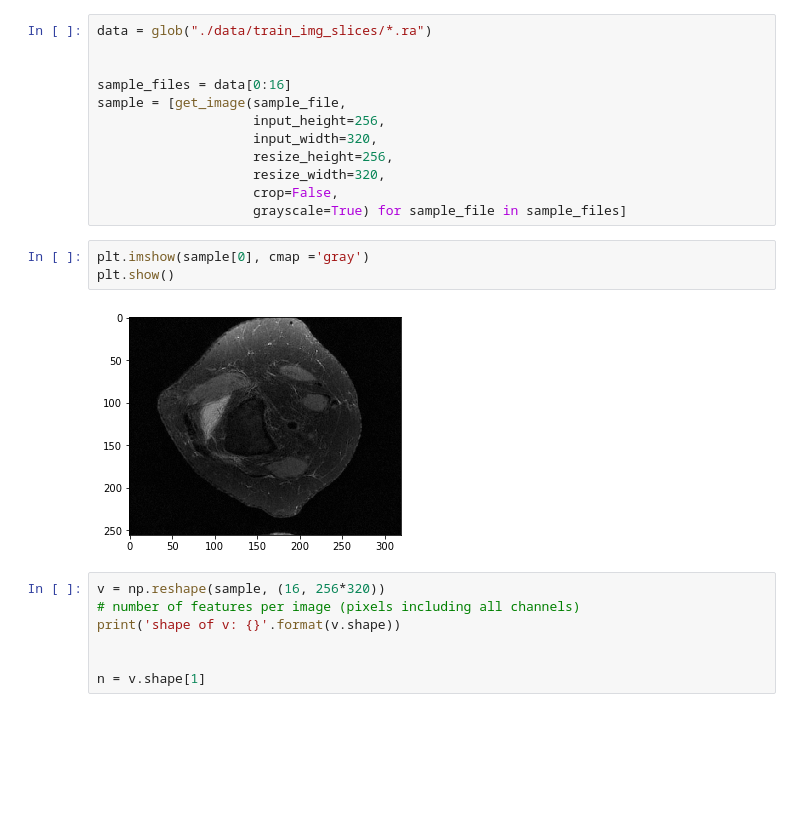
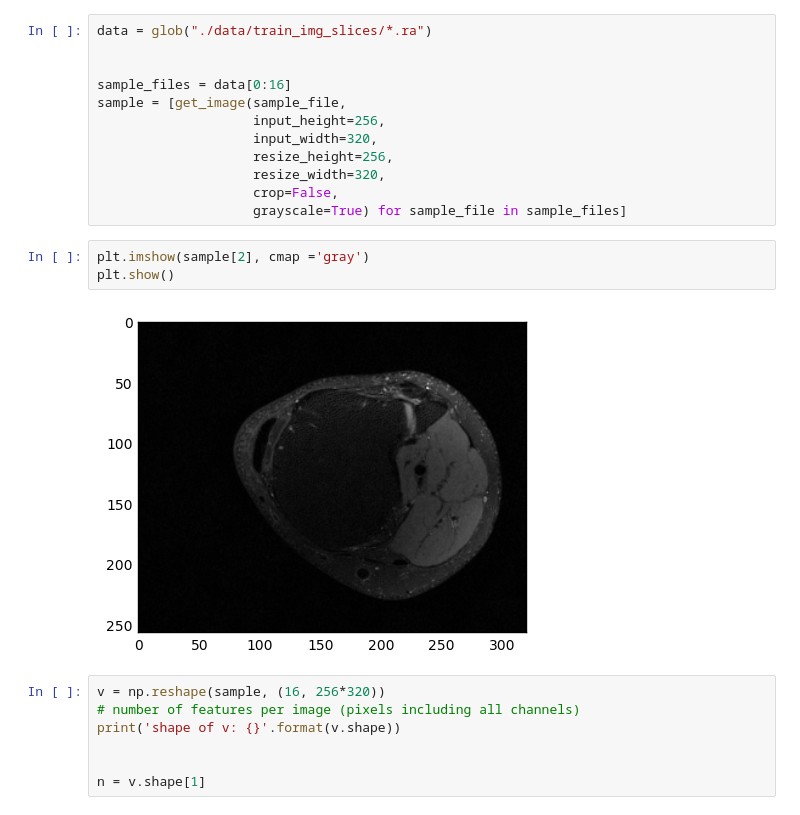
Before and after one commit to shloak/mri, a Jupyter notebook: 2train_z.ipynb, the cells around one changed output. Cells and saved outputs as stored; diff of their text form; blank space fills up the shorter version.

```diff
--- a/2train_z.ipynb
+++ b/2train_z.ipynb
@@ -66,10 +66,10 @@ sample = [get_image(sample_file,
                     crop=False,
                     grayscale=True) for sample_file in sample_files]
 # %%
-plt.imshow(sample[0], cmap ='gray')
+plt.imshow(sample[2], cmap ='gray')
 plt.show()
 # %% [output]
-[figure, old version]
+[figure, new version]
 # %%
 v = np.reshape(sample, (16, 256*320))
 # number of features per image (pixels including all channels)
```
Also changed, not shown: parts of 4 cells of this notebook.
